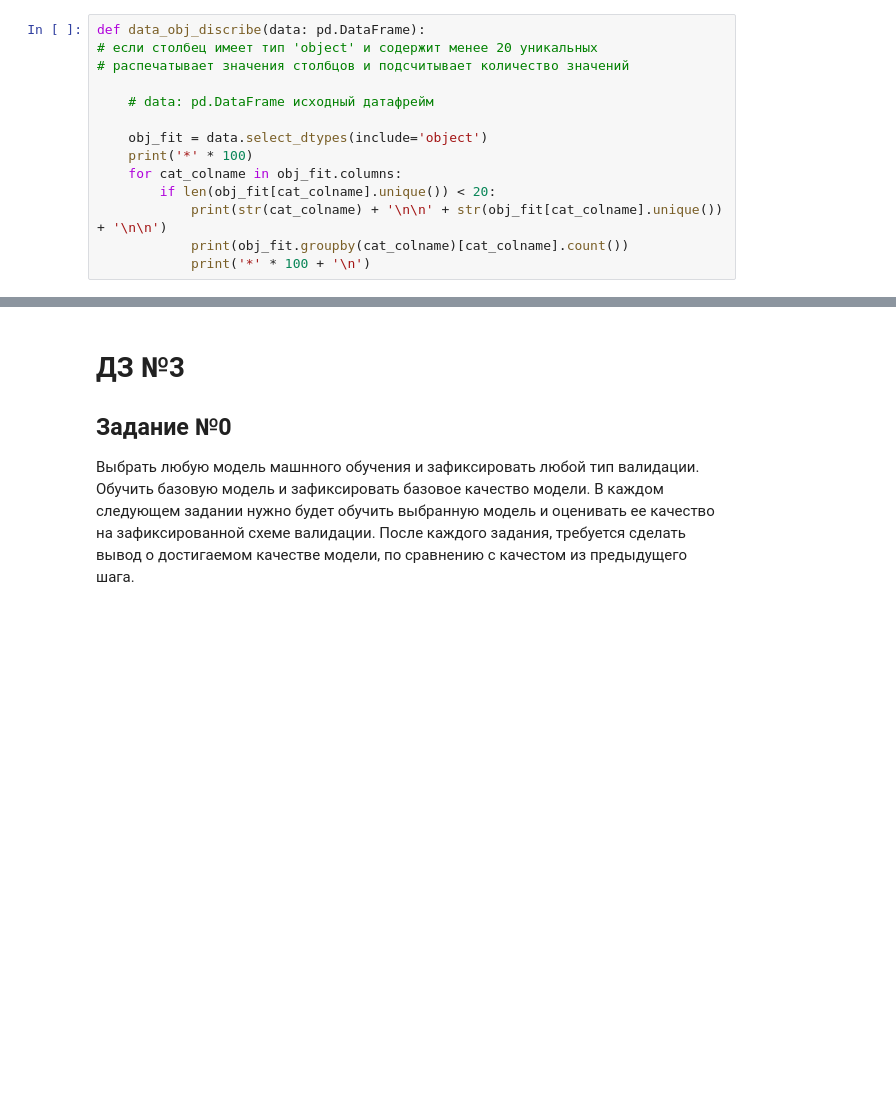
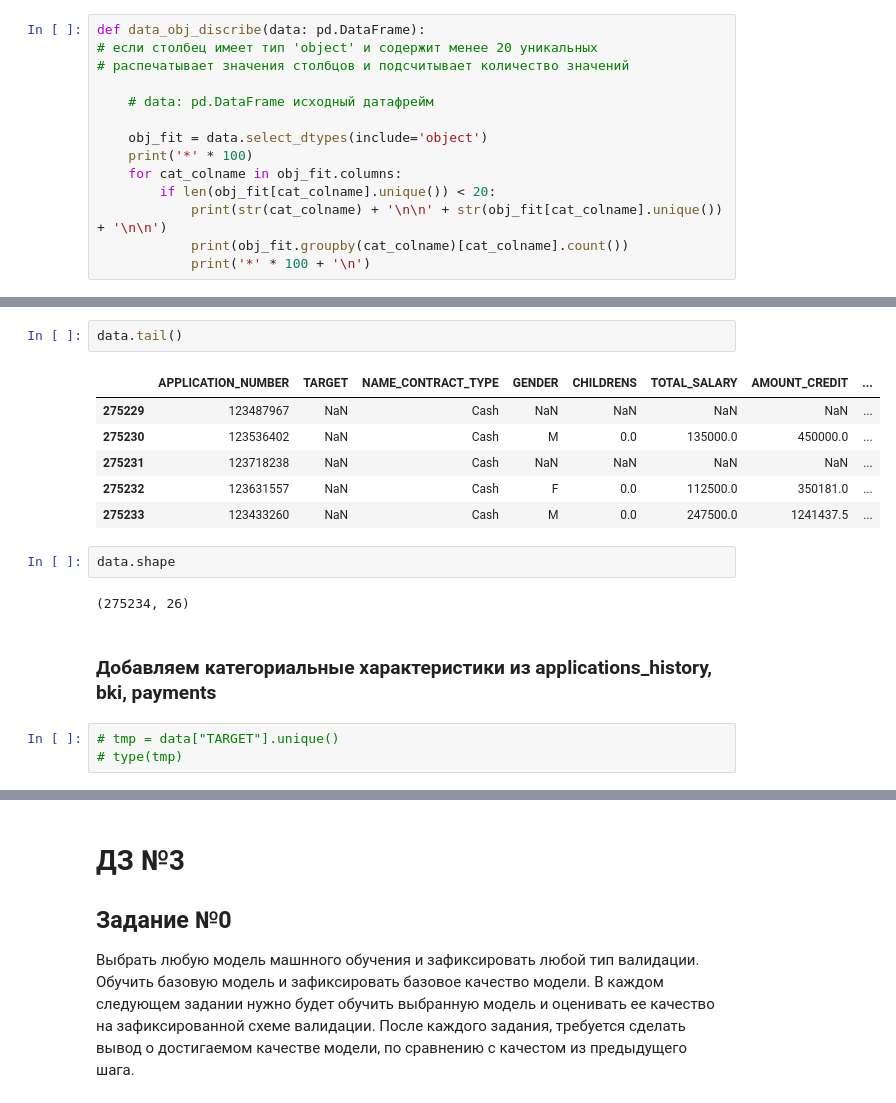
Before and after one commit to VitalyGladyshev/Python_for_DS, a Jupyter notebook: HW_03.ipynb, the cells around one changed output, grey strips where cells are left out. Drawn from its saved outputs; the diff is of its cells as text; blank space fills up the shorter version.

```diff
--- a/HW_03.ipynb
+++ b/HW_03.ipynb
@@ -156,0 +284,18 @@ Name: FAMILY_STATUS, dtype: int64
+# %%
+data.tail()
+# %% [output]
+|  | APPLICATION_NUMBER | TARGET | NAME_CONTRACT_TYPE | GENDER | CHILDRENS | TOTAL_SALARY | AMOUNT_CREDIT | ... |
+| 275229 | 123487967 | NaN | Cash | NaN | NaN | NaN | NaN | ... |
+| 275230 | 123536402 | NaN | Cash | M | 0.0 | 135000.0 | 450000.0 | ... |
+| 275231 | 123718238 | NaN | Cash | NaN | NaN | NaN | NaN | ... |
+| 275232 | 123631557 | NaN | Cash | F | 0.0 | 112500.0 | 350181.0 | ... |
+| 275233 | 123433260 | NaN | Cash | M | 0.0 | 247500.0 | 1241437.5 | ... |
+# %%
+data.shape
+# %% [output]
+(275234, 26)
+# %% [markdown]
+### Добавляем категориальные характеристики из applications_history, bki, payments
+# %%
+# tmp = data["TARGET"].unique()
+# type(tmp)
```
Also changed, not shown: parts of 71 cells of this notebook.
